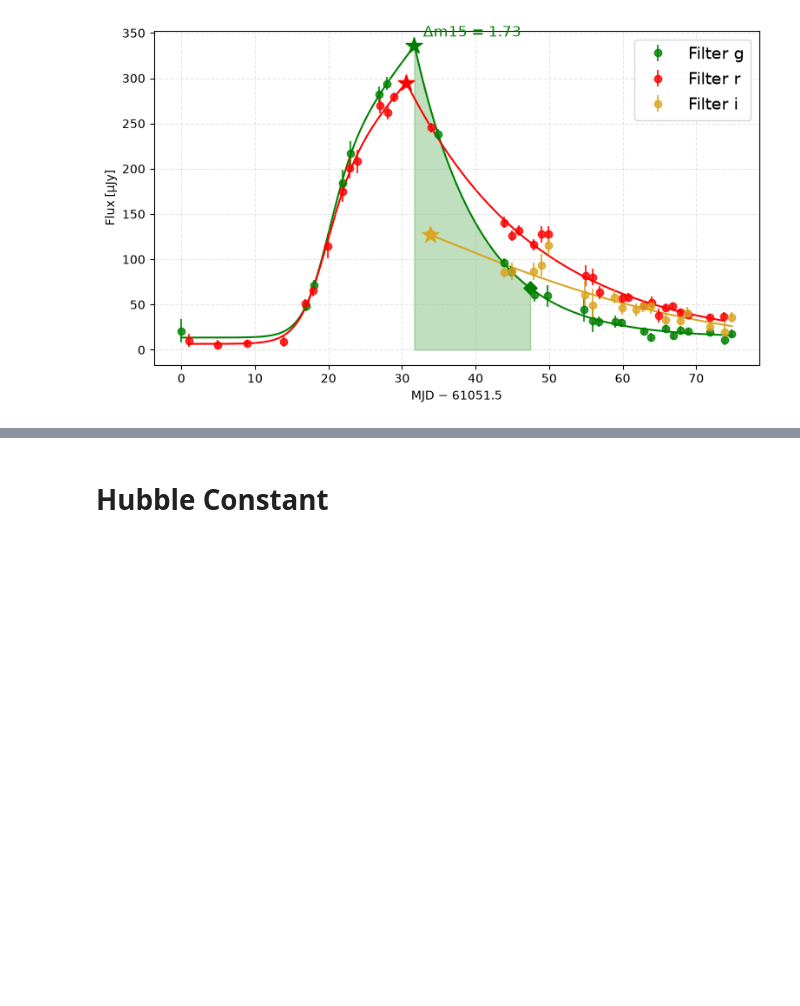
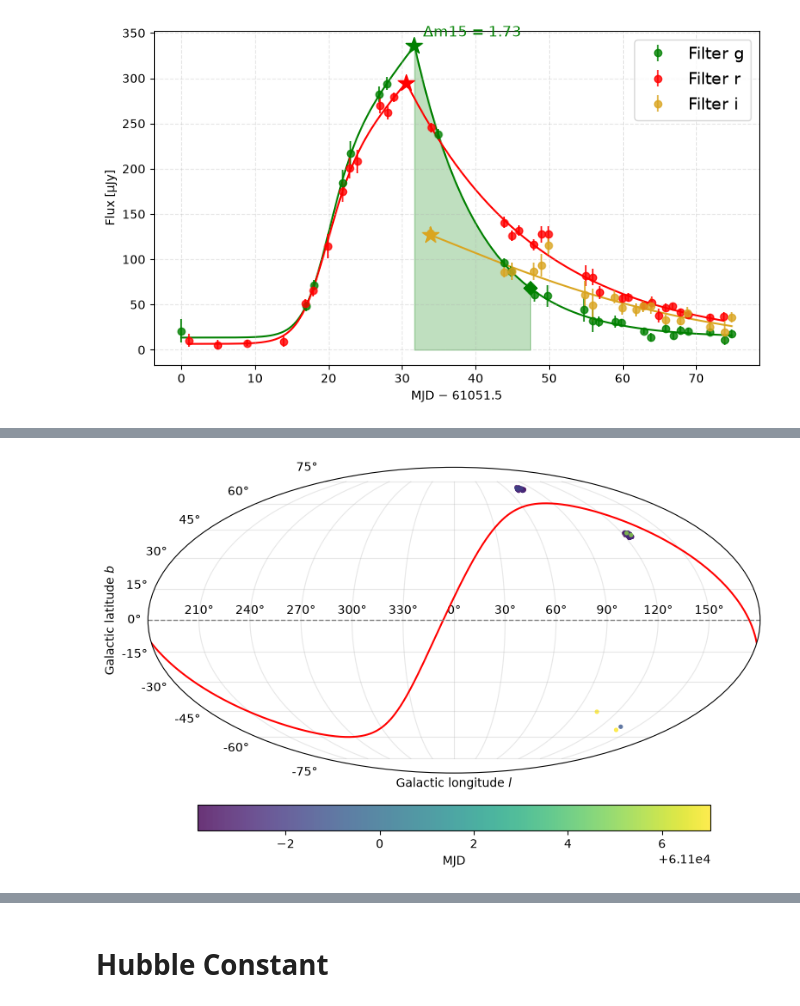
Before and after one commit to jurados/ALeRCE-ZTFLSST-HubbleConstant, a Jupyter notebook: ALeRCE_Hackathon.ipynb, the cells around one changed output, grey strips where cells are left out. Cells and saved outputs as stored; diff of their text form; code cells hidden in the pictures; blank space fills up the shorter version.

```diff
--- a/ALeRCE_Hackathon.ipynb
+++ b/ALeRCE_Hackathon.ipynb
@@ -517,0 +659,3 @@ df_snia[["dm15", "e_dm15", "m_peak_g", "e_m_peak_g"]].describe()
+# %%
+df_lsst = df_ff_lsst[(df_ff_lsst.SN_prob > 0.5) & (df_ff_lsst.visual_classification == 'SN')]
+df_lsst.shape,df_lsst.oid.nunique(), df_lsst.columns, df_lsst.head()
@@ -517,0 +680,32 @@ df_snia[["dm15", "e_dm15", "m_peak_g", "e_m_peak_g"]].describe()
+# %%
+fig = plt.figure(figsize=(11, 6))
+ax = fig.add_subplot(projection="mollweide")
+
+t = np.linspace(0, 360, 2000) * u.deg
+
+# Ecliptic
+ecl = SkyCoord(lon=t, lat=np.zeros(t.size)*u.deg, frame=GeocentricTrueEcliptic).galactic
+el = -ecl.l.wrap_at(180*u.deg).radian
+eb = ecl.b.radian
+idx = np.argsort(el)
+ax.plot(el[idx], eb[idx], color="red", lw=1.5, label="Ecliptic")
+
+# Galactic plane
+ax.axhline(0, color="gray", lw=1, ls="--", label="Galactic plane")
+
+# Data (newest on top)
+c = SkyCoord(ra=df_lsst["ra"].to_numpy()*u.deg, dec=df_lsst["dec"].to_numpy()*u.deg).galactic
+l = -c.l.wrap_at(180*u.deg).radian
+b = c.b.radian
+mjd = df_lsst["mjd"].to_numpy()
+o = np.argsort(mjd)
+sc = ax.scatter(l[o], b[o], s=14, c=mjd[o], cmap="viridis", alpha=0.8, edgecolor="none")
+
+ax.set_xticklabels(["210°", "240°", "270°", "300°", "330°", "0°", "30°", "60°", "90°", "120°", "150°"])
+ax.set_xlabel("Galactic longitude $l$")
+ax.set_ylabel("Galactic latitude $b$")
+ax.grid(True, alpha=0.3)
+fig.colorbar(sc, ax=ax, orientation="horizontal", label="MJD", pad=0.08, shrink=0.7)
+plt.show()
+# %% [output]
+[figure, added]
```
Also changed, not shown: parts of 25 cells of this notebook, 9 other files.
